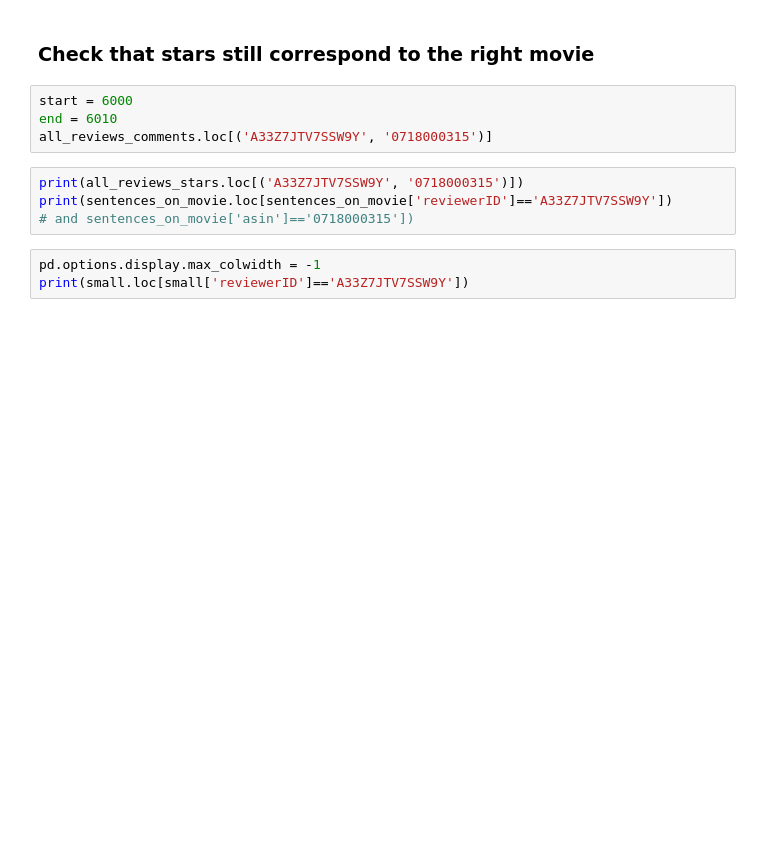
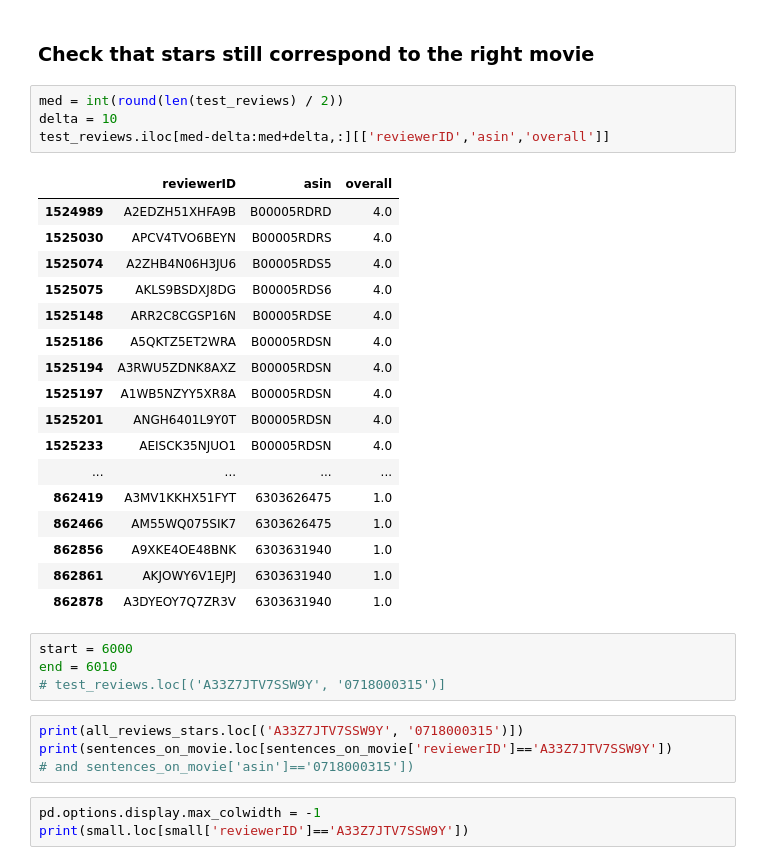
Before and after one commit to j-gd/movie_mood, a Jupyter notebook: src/ab_testing_dev/B_testing.ipynb, the cells around one changed output. Drawn from its saved outputs; the diff is of its cells as text; blank space fills up the shorter version.

```diff
--- a/src/ab_testing_dev/B_testing.ipynb
+++ b/src/ab_testing_dev/B_testing.ipynb
@@ -475,9 +520,31 @@ subj_review_comments[:3]
 # %% [markdown]
 ### Check that stars still correspond to the right movie
+# %%
+med = int(round(len(test_reviews) / 2))
+delta = 10
+test_reviews.iloc[med-delta:med+delta,:][['reviewerID','asin','overall']]
+# %% [output]
+|  | reviewerID | asin | overall |
+| 1524989 | A2EDZH51XHFA9B | B00005RDRD | 4.0 |
+| 1525030 | APCV4TVO6BEYN | B00005RDRS | 4.0 |
+| 1525074 | A2ZHB4N06H3JU6 | B00005RDS5 | 4.0 |
+| 1525075 | AKLS9BSDXJ8DG | B00005RDS6 | 4.0 |
+| 1525148 | ARR2C8CGSP16N | B00005RDSE | 4.0 |
+| 1525186 | A5QKTZ5ET2WRA | B00005RDSN | 4.0 |
+| 1525194 | A3RWU5ZDNK8AXZ | B00005RDSN | 4.0 |
+| 1525197 | A1WB5NZYY5XR8A | B00005RDSN | 4.0 |
+| 1525201 | ANGH6401L9Y0T | B00005RDSN | 4.0 |
+| 1525233 | AEISCK35NJUO1 | B00005RDSN | 4.0 |
+| ... | ... | ... | ... |
+| 862419 | A3MV1KKHX51FYT | 6303626475 | 1.0 |
+| 862466 | AM55WQ075SIK7 | 6303626475 | 1.0 |
+| 862856 | A9XKE4OE48BNK | 6303631940 | 1.0 |
+| 862861 | AKJOWY6V1EJPJ | 6303631940 | 1.0 |
+| 862878 | A3DYEOY7Q7ZR3V | 6303631940 | 1.0 |
 # %%
 start = 6000
 end = 6010
-all_reviews_comments.loc[('A33Z7JTV7SSW9Y', '0718000315')]
+# test_reviews.loc[('A33Z7JTV7SSW9Y', '0718000315')]
 # %%
 print(all_reviews_stars.loc[('A33Z7JTV7SSW9Y', '0718000315')])
 print(sentences_on_movie.loc[sentences_on_movie['reviewerID']=='A33Z7JTV7SSW9Y'])
```
Also changed, not shown: parts of 40 cells of this notebook, 2 other files.
